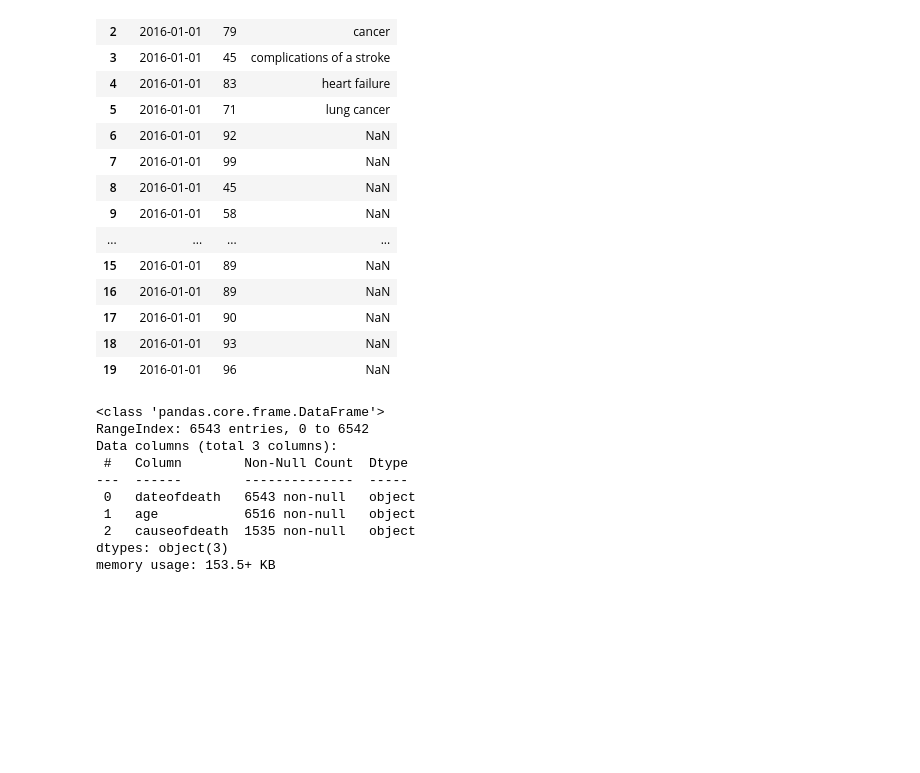
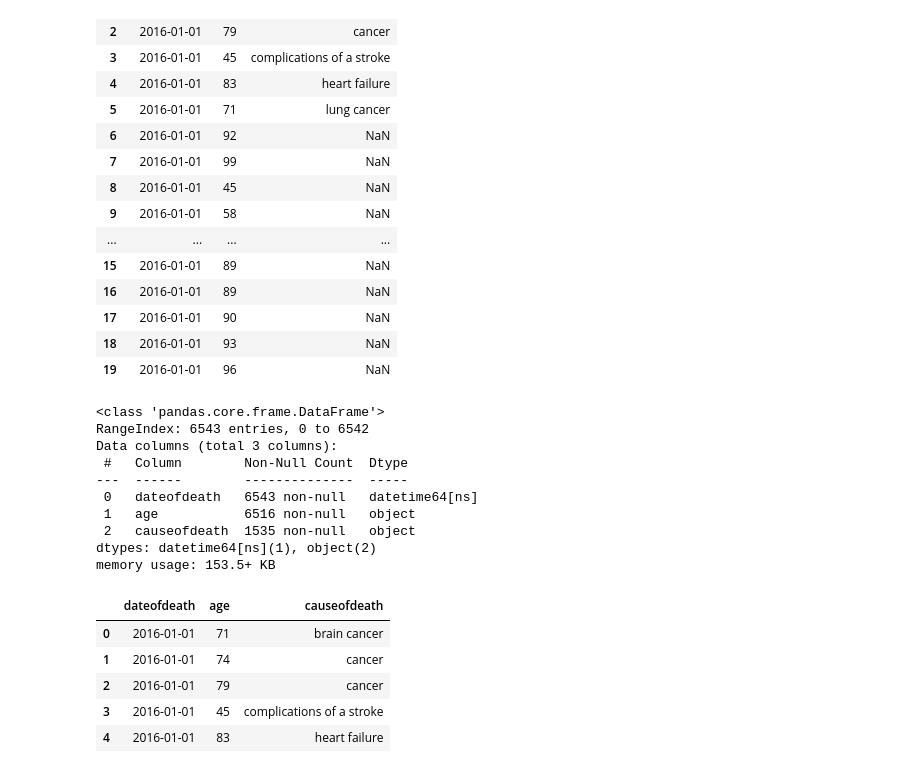
Before and after one commit to reuven/dfw-pandas, a Jupyter notebook: Pandas + time.ipynb, the cells around one changed output. Drawn from its saved outputs; the diff is of its cells as text; code cells hidden in the pictures; blank space fills up the shorter version.

```diff
--- a/Pandas + time.ipynb
+++ b/Pandas + time.ipynb
@@ -434,7 +434,8 @@ df.resample('8H').mean().dropna()
  README.md              celebrity_deaths_2016.csv
 # %%
 df = pd.read_csv('celebrity_deaths_2016.csv',
-                usecols=['dateofdeath', 'age', 'causeofdeath'])
+                usecols=['dateofdeath', 'age', 'causeofdeath'],
+                parse_dates=['dateofdeath'])
 # %%
 df.head(20)
 # %% [output]
@@ -463,8 +464,19 @@ RangeIndex: 6543 entries, 0 to 6542
 Data columns (total 3 columns):
  #   Column        Non-Null Count  Dtype
 ---  ------        --------------  -----
- 0   dateofdeath   6543 non-null   object
+ 0   dateofdeath   6543 non-null   datetime64[ns]
  1   age           6516 non-null   object
  2   causeofdeath  1535 non-null   object
-dtypes: object(3)
+dtypes: datetime64[ns](1), object(2)
 memory usage: 153.5+ KB
+# %%
+df['causeofdeath'] = df['causeofdeath'].fillna('Unknown')
+# %%
+df.head()
+# %% [output]
+|  | dateofdeath | age | causeofdeath |
+| 0 | 2016-01-01 | 71 | brain cancer |
+| 1 | 2016-01-01 | 74 | cancer |
+| 2 | 2016-01-01 | 79 | cancer |
+| 3 | 2016-01-01 | 45 | complications of a stroke |
+| 4 | 2016-01-01 | 83 | heart failure |
```
Also changed, not shown: parts of 4 cells of this notebook.
